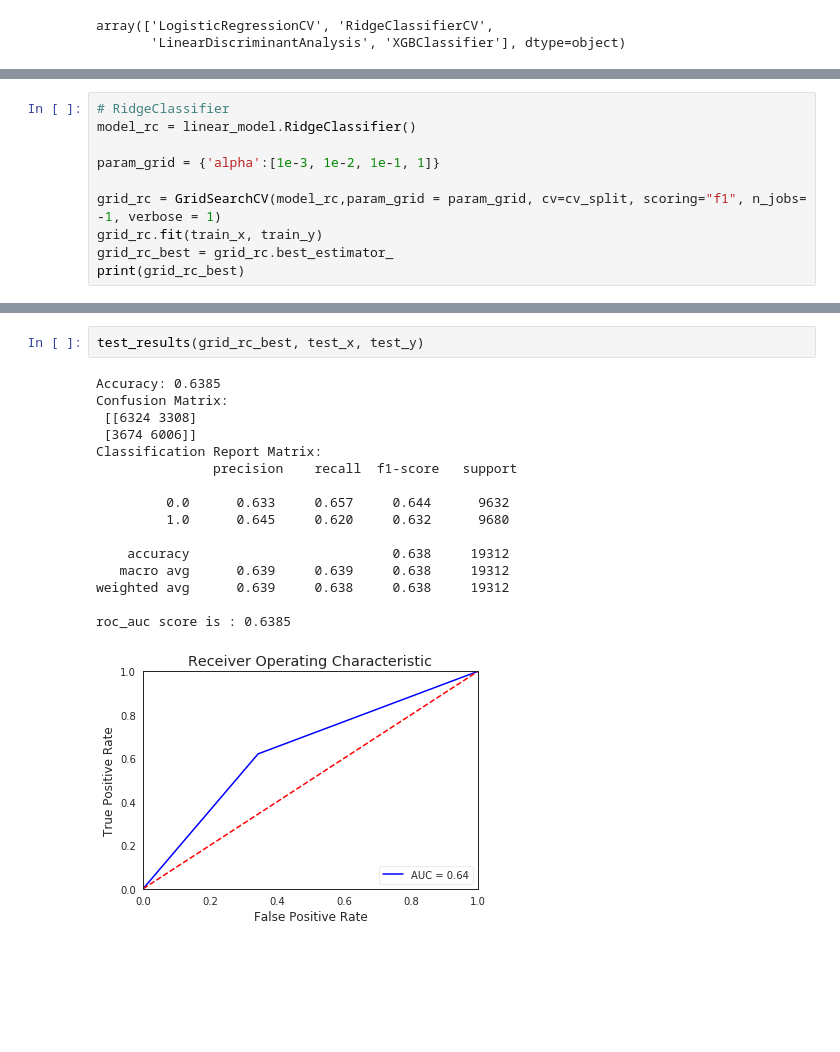
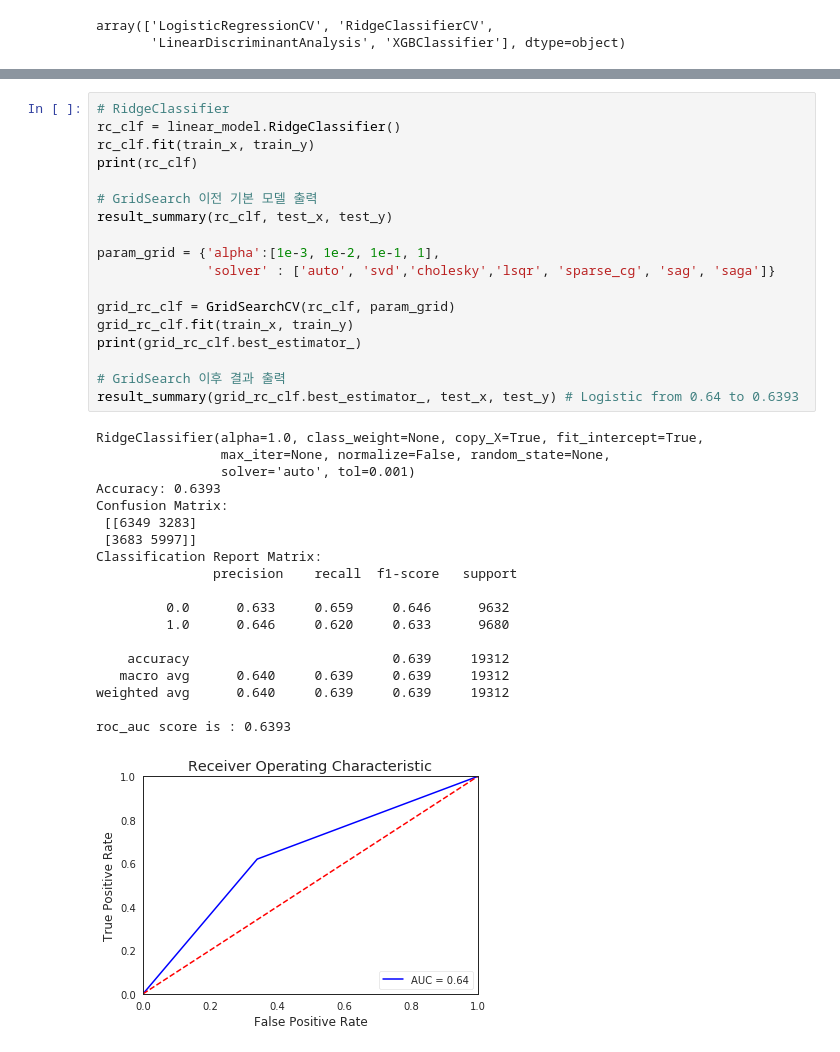
Before and after one commit to jaehyun0220/Colab, a Jupyter notebook: SDS_PublicData_8.ipynb, the cells around one changed output, grey strips where cells are left out. Cells and saved outputs as stored; diff of their text form; blank space fills up the shorter version.

```diff
--- a/SDS_PublicData_8.ipynb
+++ b/SDS_PublicData_8.ipynb
@@ -900,10 +933,0 @@ roc_auc score is : 0.6385
-# %%
-# RidgeClassifier
-model_rc = linear_model.RidgeClassifier()
-
-param_grid = {'alpha':[1e-3, 1e-2, 1e-1, 1]}
-
-grid_rc = GridSearchCV(model_rc,param_grid = param_grid, cv=cv_split, scoring="f1", n_jobs= -1, verbose = 1)
-grid_rc.fit(train_x, train_y)
-grid_rc_best = grid_rc.best_estimator_
-print(grid_rc_best)
@@ -917,19 +934,38 @@ RidgeClassifier(alpha=0.001, class_weight=None, copy_X=True, fit_intercept=True,
-# %%
-test_results(grid_rc_best, test_x, test_y)
-# %% [output]
-Accuracy: 0.6385
-Confusion Matrix:
- [[6324 3308]
- [3674 6006]]
-Classification Report Matrix:
-               precision    recall  f1-score   support
-
-         0.0      0.633     0.657     0.644      9632
-         1.0      0.645     0.620     0.632      9680
-
-    accuracy                          0.638     19312
-   macro avg      0.639     0.639     0.638     19312
-weighted avg      0.639     0.638     0.638     19312
-
-roc_auc score is : 0.6385
-[figure, removed]
+# %%
+# RidgeClassifier
+rc_clf = linear_model.RidgeClassifier()
+rc_clf.fit(train_x, train_y)
+print(rc_clf)
+
+# GridSearch 이전 기본 모델 출력
+result_summary(rc_clf, test_x, test_y)
+
+param_grid = {'alpha':[1e-3, 1e-2, 1e-1, 1],
+              'solver' : ['auto', 'svd','cholesky','lsqr', 'sparse_cg', 'sag', 'saga']}
+
+grid_rc_clf = GridSearchCV(rc_clf, param_grid)
+grid_rc_clf.fit(train_x, train_y)
+print(grid_rc_clf.best_estimator_)
+
+# GridSearch 이후 결과 출력
+result_summary(grid_rc_clf.best_estimator_, test_x, test_y) # Logistic from 0.64 to 0.6393
+# %% [output]
+RidgeClassifier(alpha=1.0, class_weight=None, copy_X=True, fit_intercept=True,
+                max_iter=None, normalize=False, random_state=None,
+                solver='auto', tol=0.001)
+Accuracy: 0.6393
+Confusion Matrix:
+ [[6349 3283]
+ [3683 5997]]
+Classification Report Matrix:
+               precision    recall  f1-score   support
+
+         0.0      0.633     0.659     0.646      9632
+         1.0      0.646     0.620     0.633      9680
+
+    accuracy                          0.639     19312
+   macro avg      0.640     0.639     0.639     19312
+weighted avg      0.640     0.639     0.639     19312
+
+roc_auc score is : 0.6393
+[figure, added]
```
Also changed, not shown: parts of 18 cells of this notebook.
